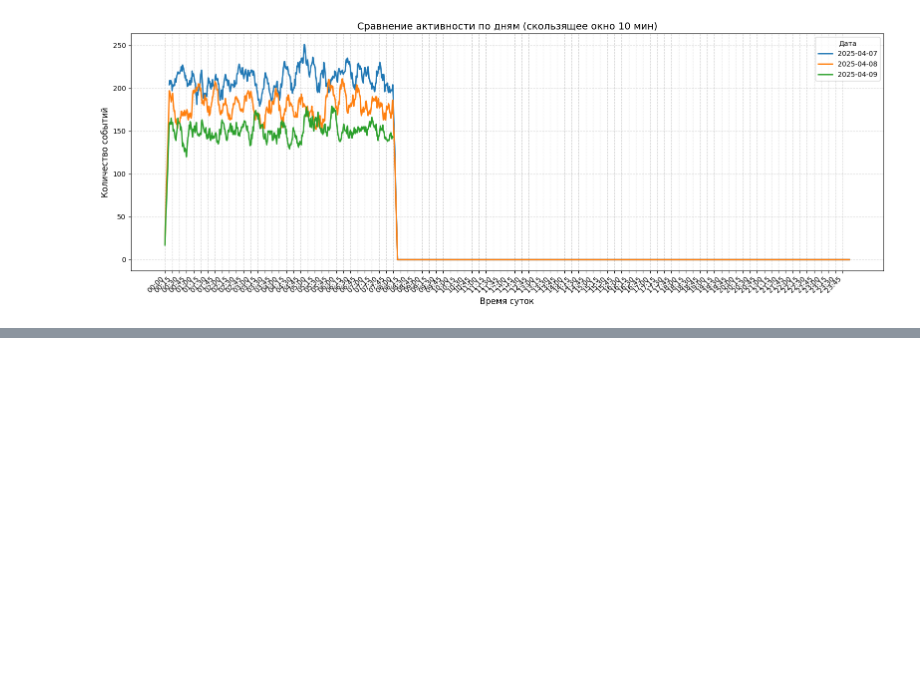
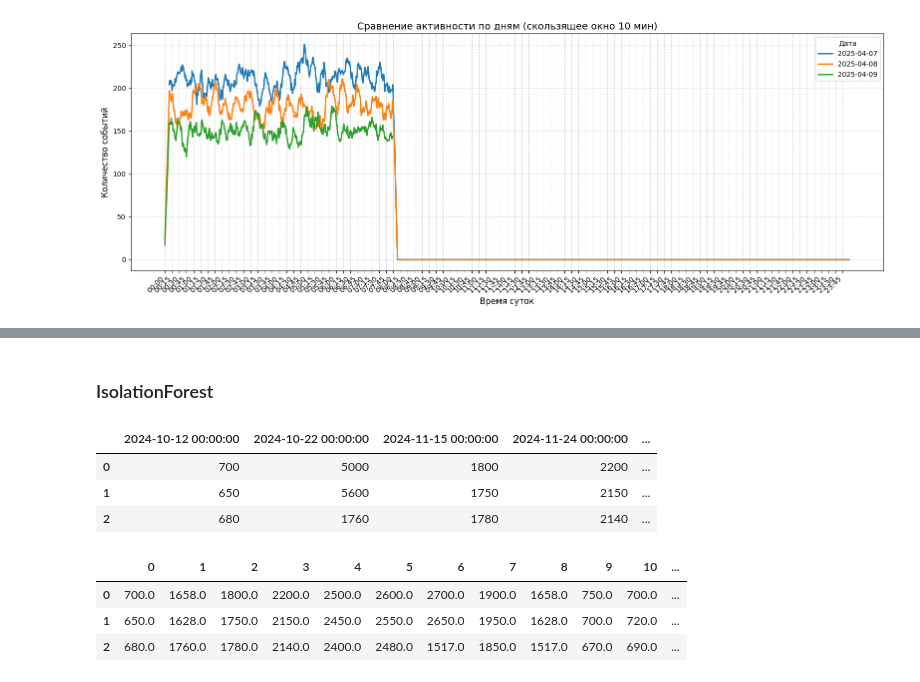
Before and after one commit to Sammik87/Miscellaneous, a Jupyter notebook: Анализ_событий_CA.ipynb, the cells around one changed output, grey strips where cells are left out. Drawn from its saved outputs; the diff is of its cells as text; code cells hidden in the pictures; blank space fills up the shorter version.

```diff
--- a/Анализ_событий_CA.ipynb
+++ b/Анализ_событий_CA.ipynb
@@ -1965,0 +2298,56 @@ plt.show()
+# %% [markdown]
+### IsolationForest
+# %%
+import pandas as pd
+import numpy as np
+import matplotlib.pyplot as plt
+from sklearn.ensemble import IsolationForest
+
+# Загрузка данных
+df = pd.read_excel(r'C:\Users\user\Desktop\таблица.xlsx')
+
+# Удаляем ненужные столбцы (median, mean, std, cluster)
+df = df.drop(columns=['Time', 'median', 'mean', 'std', 'cluster'])
+df
+# %% [output]
+|  | 2024-10-12 00:00:00 | 2024-10-22 00:00:00 | 2024-11-15 00:00:00 | 2024-11-24 00:00:00 | ... |
+| 0 | 700 | 5000 | 1800 | 2200 | ... |
+| 1 | 650 | 5600 | 1750 | 2150 | ... |
+| 2 | 680 | 1760 | 1780 | 2140 | ... |
+# %%
+# Функция для замены выбросов на среднее значение за исключением выбросов с использованием Isolation Forest
+def replace_outliers_with_isolation_forest(row, contamination=0.01):
+    # Преобразуем строку в массив
+    values = row.values.astype(float)  # Обязательно привести к float
+    values_reshaped = values.reshape(-1, 1)
+
+    # Применяем Isolation Forest
+    iso_forest = IsolationForest(contamination=contamination, random_state=42)
+    outlier_mask = iso_forest.fit_predict(values_reshaped) == -1
+
+    # Вычисляем среднее значение только по inlier'ам
+    inlier_values = values[~outlier_mask]
+    if len(inlier_values) == 0:
+        inlier_values = values  # Если нет нормальных значений, берем все
+    mean_inliers = np.mean(inlier_values)
+
+    # Копируем значения и заменяем выбросы на среднее
+    corrected_values = values.copy()
+    corrected_values[outlier_mask] = mean_inliers
+
+    return corrected_values
+# %%
+# Пример: выберем строки с индексами 0, 1, 2
+selected_indices = [0, 1, 2]
+
+# Применяем функцию к выбранным строкам с параметром contamination
+contamination = 0.1  # Процент выбросов
+
+# Применяем функцию к выбранным строкам
+df_smoothed = df.loc[selected_indices].apply(lambda row: replace_outliers_with_isolation_forest(row, contamination), axis=1, result_type='expand')
+df_smoothed
+# %% [output]
+|  | 0 | 1 | 2 | 3 | 4 | 5 | 6 | 7 | 8 | 9 | 10 | ... |
+| 0 | 700.0 | 1658.0 | 1800.0 | 2200.0 | 2500.0 | 2600.0 | 2700.0 | 1900.0 | 1658.0 | 750.0 | 700.0 | ... |
+| 1 | 650.0 | 1628.0 | 1750.0 | 2150.0 | 2450.0 | 2550.0 | 2650.0 | 1950.0 | 1628.0 | 700.0 | 720.0 | ... |
+| 2 | 680.0 | 1760.0 | 1780.0 | 2140.0 | 2400.0 | 2480.0 | 1517.0 | 1850.0 | 1517.0 | 670.0 | 690.0 | ... |
```
Also changed, not shown: parts of 19 cells of this notebook.
